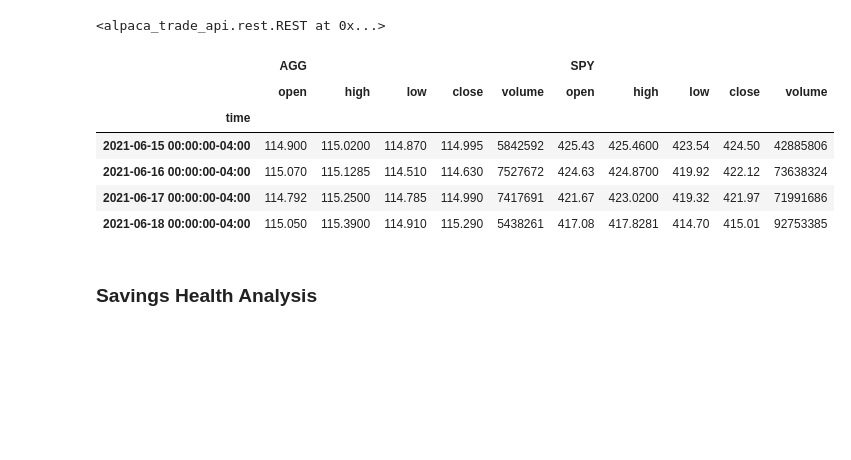
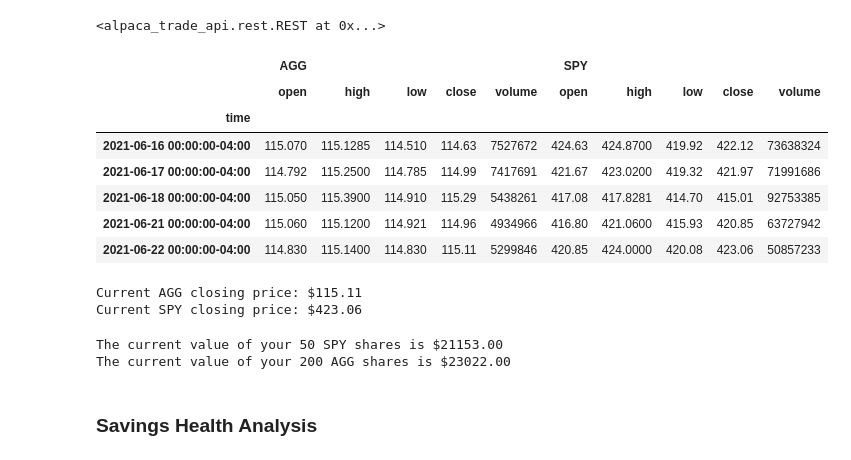
Before and after one commit to 369Eli/api, a Jupyter notebook: 05-APIs/Instructions/Starter_Code/financial-planner.ipynb, the cells around one changed output. Drawn from its saved outputs; the diff is of its cells as text; code cells hidden in the pictures; blank space fills up the shorter version.

```diff
--- a/05-APIs/Instructions/Starter_Code/financial-planner.ipynb
+++ b/05-APIs/Instructions/Starter_Code/financial-planner.ipynb
@@ -89,48 +118,59 @@ api
 # %%
 # Format current date as ISO format
 today = pd.Timestamp("2021-06-15", tz="America/New_York").isoformat()
 
 # Set the tickers
 tickers = ["AGG", "SPY"]
 
 # Set timeframe to '1D' for Alpaca API
 timeframe = "1D"
 
 # Get current closing prices for SPY and AGG
 # (use a limit=1000 parameter to call the most recent 1000 days of data)
-# YOUR CODE HERE!
 df_investments = api.get_barset(
 tickers,
     timeframe,
     start=today,
     limit=1000
 ).df
 
 # Preview DataFrame
-# YOUR CODE HERE!
-df_investments.head()
+
+df_investments.sort_index
+df_investments.tail()
 # %% [output]
 |  | AGG |  |  |  |  | SPY |  |  |  |  |
 |  | open | high | low | close | volume | open | high | low | close | volume |
 | time |  |  |  |  |  |  |  |  |  |  |
-| 2021-06-15 00:00:00-04:00 | 114.900 | 115.0200 | 114.870 | 114.995 | 5842592 | 425.43 | 425.4600 | 423.54 | 424.50 | 42885806 |
-| 2021-06-16 00:00:00-04:00 | 115.070 | 115.1285 | 114.510 | 114.630 | 7527672 | 424.63 | 424.8700 | 419.92 | 422.12 | 73638324 |
-| 2021-06-17 00:00:00-04:00 | 114.792 | 115.2500 | 114.785 | 114.990 | 7417691 | 421.67 | 423.0200 | 419.32 | 421.97 | 71991686 |
-| 2021-06-18 00:00:00-04:00 | 115.050 | 115.3900 | 114.910 | 115.290 | 5438261 | 417.08 | 417.8281 | 414.70 | 415.01 | 92753385 |
+| 2021-06-16 00:00:00-04:00 | 115.070 | 115.1285 | 114.510 | 114.63 | 7527672 | 424.63 | 424.8700 | 419.92 | 422.12 | 73638324 |
+| 2021-06-17 00:00:00-04:00 | 114.792 | 115.2500 | 114.785 | 114.99 | 7417691 | 421.67 | 423.0200 | 419.32 | 421.97 | 71991686 |
+| 2021-06-18 00:00:00-04:00 | 115.050 | 115.3900 | 114.910 | 115.29 | 5438261 | 417.08 | 417.8281 | 414.70 | 415.01 | 92753385 |
+| 2021-06-21 00:00:00-04:00 | 115.060 | 115.1200 | 114.921 | 114.96 | 4934966 | 416.80 | 421.0600 | 415.93 | 420.85 | 63727942 |
+| 2021-06-22 00:00:00-04:00 | 114.830 | 115.1400 | 114.830 | 115.11 | 5299846 | 420.85 | 424.0000 | 420.08 | 423.06 | 50857233 |
 # %%
 # Pick AGG and SPY close prices
-# YOUR CODE HERE!
+len(df_investments)
+current_day = df_investments.iloc[len(df_investments)-1]
+agg_close_price = current_day["AGG"]["close"]
+spy_close_price = current_day["SPY"]["close"]
 
 # Print AGG and SPY close prices
 print(f"Current AGG closing price: ${agg_close_price}")
 print(f"Current SPY closing price: ${spy_close_price}")
+# %% [output]
+Current AGG closing price: $115.11
+Current SPY closing price: $423.06
 # %%
 # Compute the current value of shares
-# YOUR CODE HERE!
+my_agg_value = my_agg * agg_close_price
+my_spy_value = my_spy * spy_close_price
 
 # Print current value of shares
 print(f"The current value of your {my_spy} SPY shares is ${my_spy_value:0.2f}")
 print(f"The current value of your {my_agg} AGG shares is ${my_agg_value:0.2f}")
+# %% [output]
+The current value of your 50 SPY shares is $21153.00
+The current value of your 200 AGG shares is $23022.00
 # %% [markdown]
 ### Savings Health Analysis
 # %%
```
Also changed, not shown: parts of 38 cells of this notebook.
